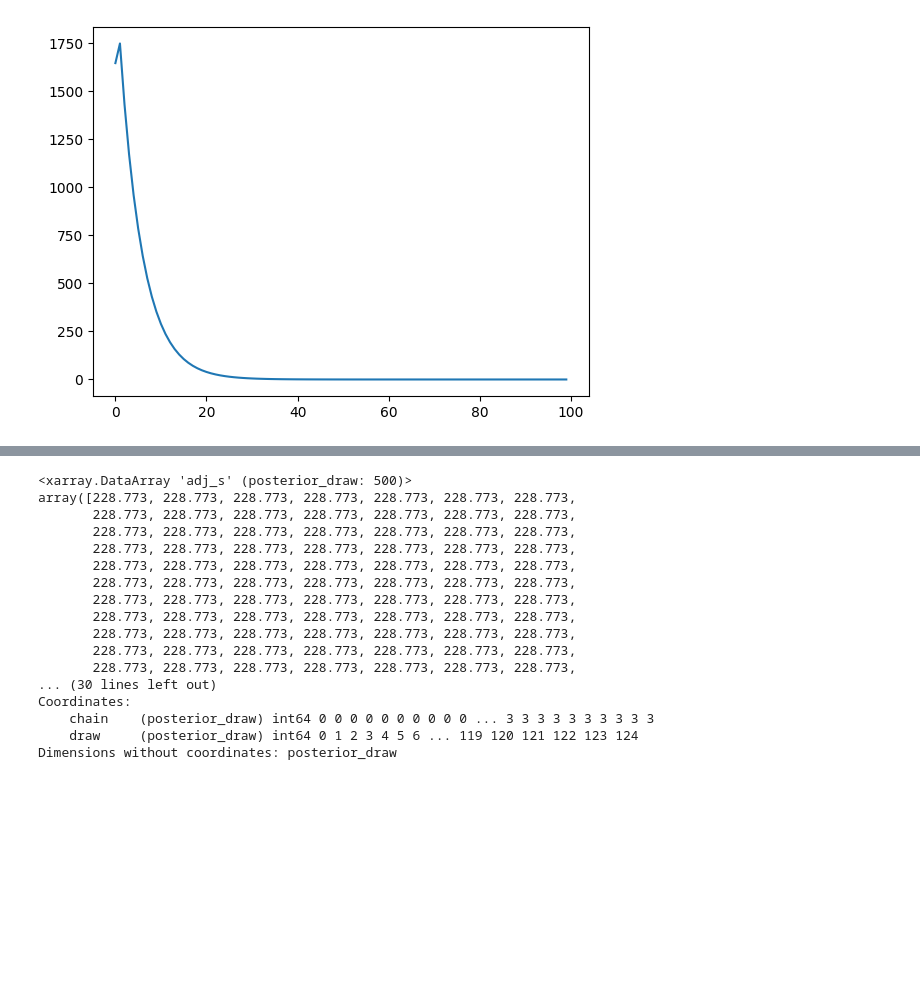
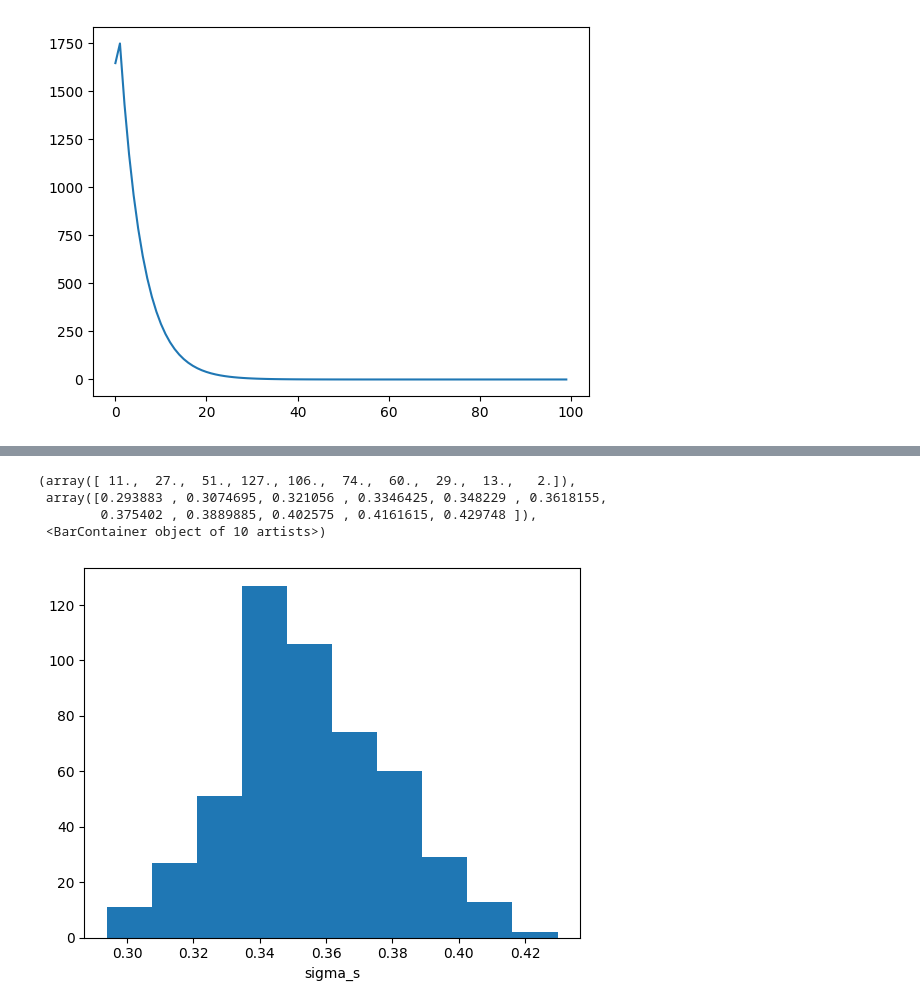
Before and after one commit to Data4DM/stanify, a Jupyter notebook: vignette/ecdf_loglik.ipynb, the cells around one changed output, grey strips where cells are left out. Saved outputs shown, nothing was run; the diff lists cells and outputs as text; code cells hidden in the pictures; blank space fills up the shorter version.

```diff
--- a/vignette/ecdf_loglik.ipynb
+++ b/vignette/ecdf_loglik.ipynb
@@ -68,20 +85,8 @@ plt.plot(sbc_idata.posterior["ss"].sel(prior_draw=0).mean(dim="posterior_draw"))
 # %%
-sbc_idata.posterior["adj_s"].sel(prior_draw=0)
+sbc_idata.posterior["sigma_s"].sel(prior_draw=0).plot.hist()
 # %% [output]
-<xarray.DataArray 'adj_s' (posterior_draw: 500)>
-array([228.773, 228.773, 228.773, 228.773, 228.773, 228.773, 228.773,
-       228.773, 228.773, 228.773, 228.773, 228.773, 228.773, 228.773,
-       228.773, 228.773, 228.773, 228.773, 228.773, 228.773, 228.773,
-       228.773, 228.773, 228.773, 228.773, 228.773, 228.773, 228.773,
-       228.773, 228.773, 228.773, 228.773, 228.773, 228.773, 228.773,
-       228.773, 228.773, 228.773, 228.773, 228.773, 228.773, 228.773,
-       228.773, 228.773, 228.773, 228.773, 228.773, 228.773, 228.773,
-       228.773, 228.773, 228.773, 228.773, 228.773, 228.773, 228.773,
-       228.773, 228.773, 228.773, 228.773, 228.773, 228.773, 228.773,
-       228.773, 228.773, 228.773, 228.773, 228.773, 228.773, 228.773,
-       228.773, 228.773, 228.773, 228.773, 228.773, 228.773, 228.773,
-... (30 lines left out)
-Coordinates:
-    chain    (posterior_draw) int64 0 0 0 0 0 0 0 0 0 0 ... 3 3 3 3 3 3 3 3 3 3
-    draw     (posterior_draw) int64 0 1 2 3 4 5 6 ... 119 120 121 122 123 124
-Dimensions without coordinates: posterior_draw
+(array([ 11.,  27.,  51., 127., 106.,  74.,  60.,  29.,  13.,   2.]),
+ array([0.293883 , 0.3074695, 0.321056 , 0.3346425, 0.348229 , 0.3618155,
+        0.375402 , 0.3889885, 0.402575 , 0.4161615, 0.429748 ]),
+ <BarContainer object of 10 artists>)
+[figure, added]
```
Also changed, not shown: parts of 18 cells of this notebook, 45 other files.
